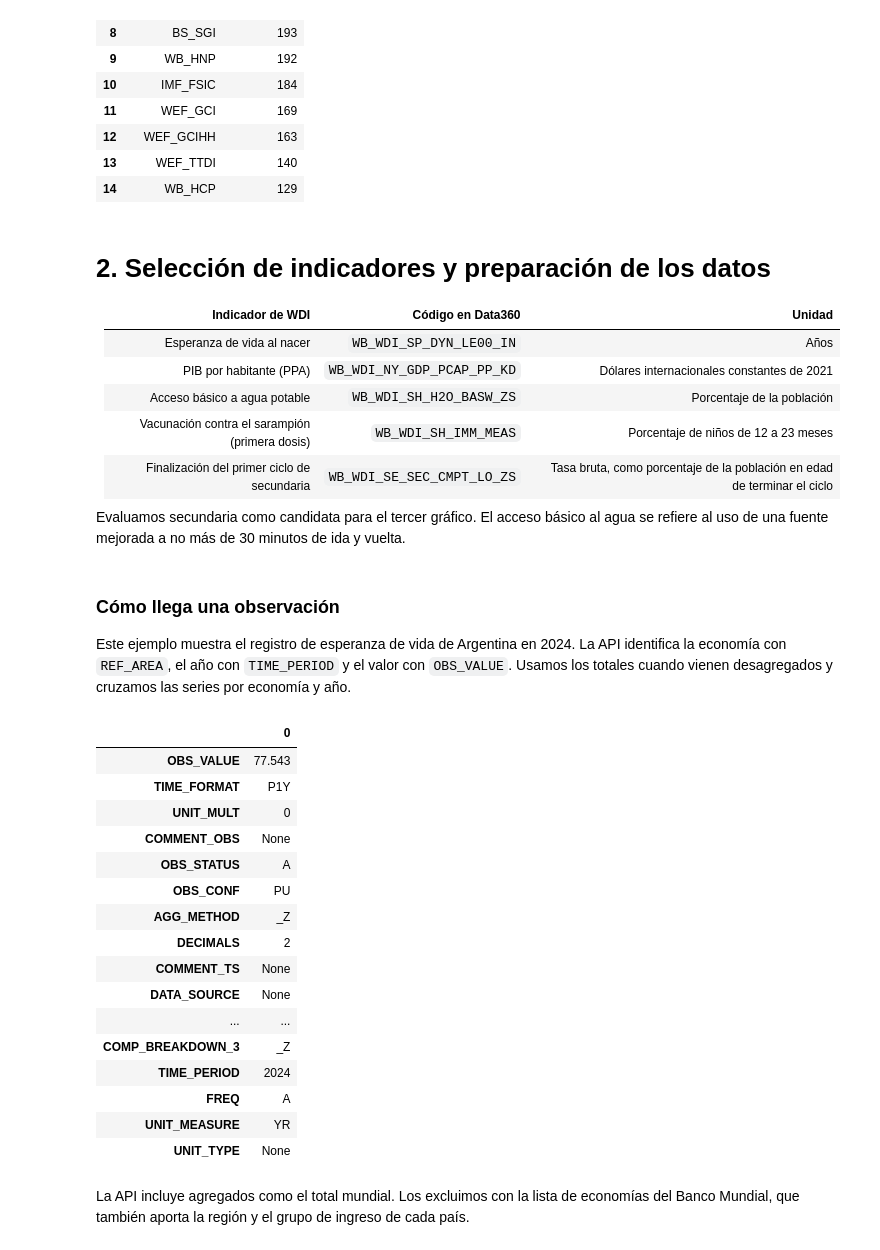
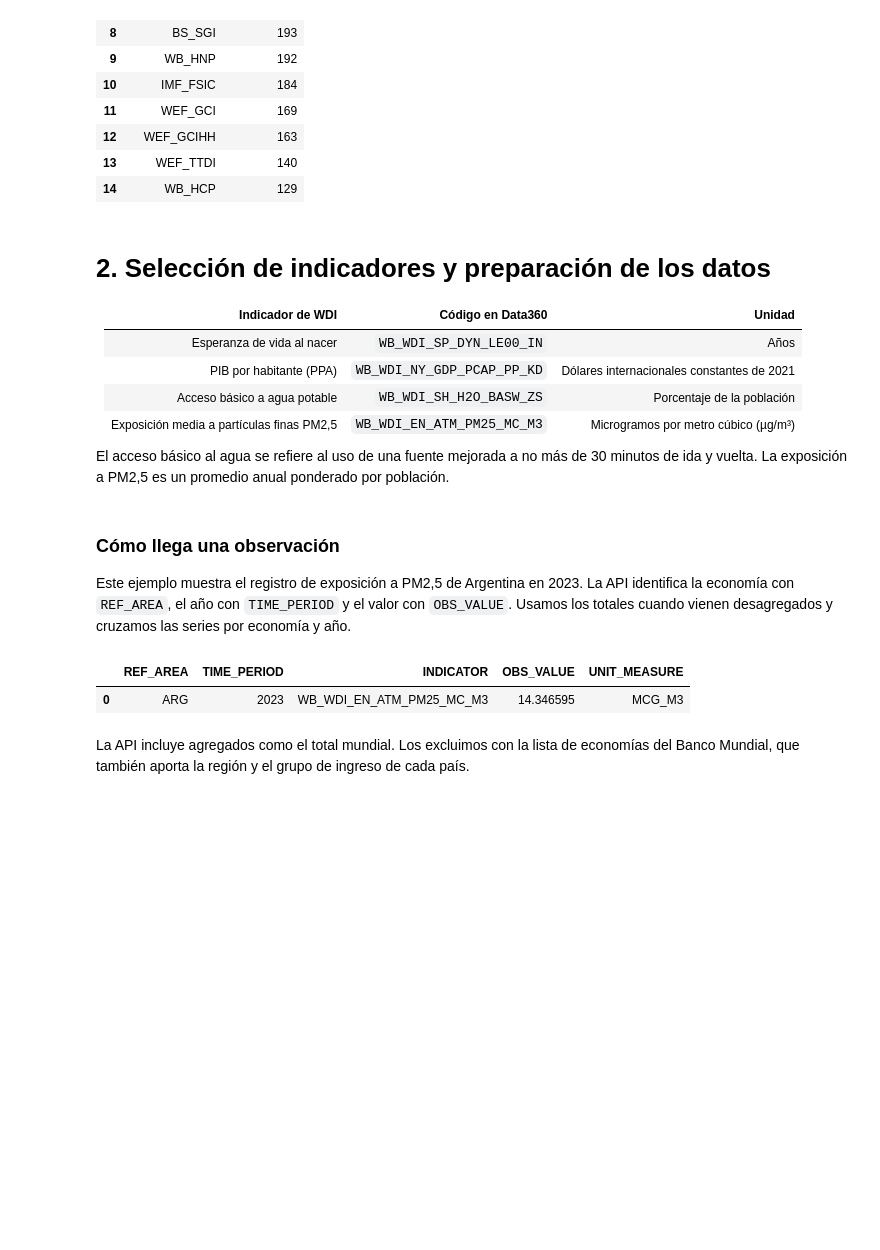
Before and after one commit to za0sec/infovis, a Jupyter notebook: TPFinal/vivir_mas_sin_ser_mas_rico.ipynb, the cells around one changed output. Cells and saved outputs as stored; diff of their text form; code cells hidden in the pictures; blank space fills up the shorter version.

Commit message:
Agrega el mapa de contaminación del aire y mejora la conclusión del notebook
Co-authored-by: Javier Peral <Javiperalb@gmail.com>

```diff
--- a/TPFinal/vivir_mas_sin_ser_mas_rico.ipynb
+++ b/TPFinal/vivir_mas_sin_ser_mas_rico.ipynb
@@ -84,36 +84,24 @@ Indicadores en total: 9850
 | Esperanza de vida al nacer | `WB_WDI_SP_DYN_LE00_IN` | Años |
 | PIB por habitante (PPA) | `WB_WDI_NY_GDP_PCAP_PP_KD` | Dólares internacionales constantes de 2021 |
 | Acceso básico a agua potable | `WB_WDI_SH_H2O_BASW_ZS` | Porcentaje de la población |
-| Vacunación contra el sarampión (primera dosis) | `WB_WDI_SH_IMM_MEAS` | Porcentaje de niños de 12 a 23 meses |
-| Finalización del primer ciclo de secundaria | `WB_WDI_SE_SEC_CMPT_LO_ZS` | Tasa bruta, como porcentaje de la población en edad de terminar el ciclo |
+| Exposición media a partículas finas PM2,5 | `WB_WDI_EN_ATM_PM25_MC_M3` | Microgramos por metro cúbico (µg/m³) |
 
-Evaluamos secundaria como candidata para el tercer gráfico. El acceso básico al agua se refiere al uso de una fuente mejorada a no más de 30 minutos de ida y vuelta.
+El acceso básico al agua se refiere al uso de una fuente mejorada a no más de 30 minutos de ida y vuelta. La exposición a PM2,5 es un promedio anual ponderado por población.
 # %% [markdown]
 ### Cómo llega una observación
 
-Este ejemplo muestra el registro de esperanza de vida de Argentina en 2024. La API identifica la economía con `REF_AREA`, el año con `TIME_PERIOD` y el valor con `OBS_VALUE`. Usamos los totales cuando vienen desagregados y cruzamos las series por economía y año.
+Este ejemplo muestra el registro de exposición a PM2,5 de Argentina en 2023. La API identifica la economía con `REF_AREA`, el año con `TIME_PERIOD` y el valor con `OBS_VALUE`. Usamos los totales cuando vienen desagregados y cruzamos las series por economía y año.
 # %%
-obs = pedir("GET", "data", params={"DATABASE_ID": "WB_WDI", "INDICATOR": "WB_WDI_SP_DYN_LE00_IN",
-                                   "REF_AREA": "ARG", "TIME_PERIOD": 2024})["value"][0]
-pd.DataFrame([obs]).T
+obs = pedir("GET", "data", params={
+    "DATABASE_ID": "WB_WDI",
+    "INDICATOR": "WB_WDI_EN_ATM_PM25_MC_M3",
+    "REF_AREA": "ARG",
+    "TIME_PERIOD": 2023,
+})["value"][0]
+pd.DataFrame([obs])[["REF_AREA", "TIME_PERIOD", "INDICATOR", "OBS_VALUE", "UNIT_MEASURE"]]
 # %% [output]
-|  | 0 |
-| OBS_VALUE | 77.543 |
-| TIME_FORMAT | P1Y |
-| UNIT_MULT | 0 |
-| COMMENT_OBS | None |
-| OBS_STATUS | A |
-| OBS_CONF | PU |
-| AGG_METHOD | _Z |
-| DECIMALS | 2 |
-| COMMENT_TS | None |
-| DATA_SOURCE | None |
-| ... | ... |
-| COMP_BREAKDOWN_3 | _Z |
-| TIME_PERIOD | 2024 |
-| FREQ | A |
-| UNIT_MEASURE | YR |
-| UNIT_TYPE | None |
+|  | REF_AREA | TIME_PERIOD | INDICATOR | OBS_VALUE | UNIT_MEASURE |
+| 0 | ARG | 2023 | WB_WDI_EN_ATM_PM25_MC_M3 | 14.346595 | MCG_M3 |
 # %%
 def traer_indicador(codigo, columna):
     """Descarga todas las páginas de un indicador y devuelve una tabla país–año."""
```
Also changed, not shown: parts of 14 cells of this notebook.
